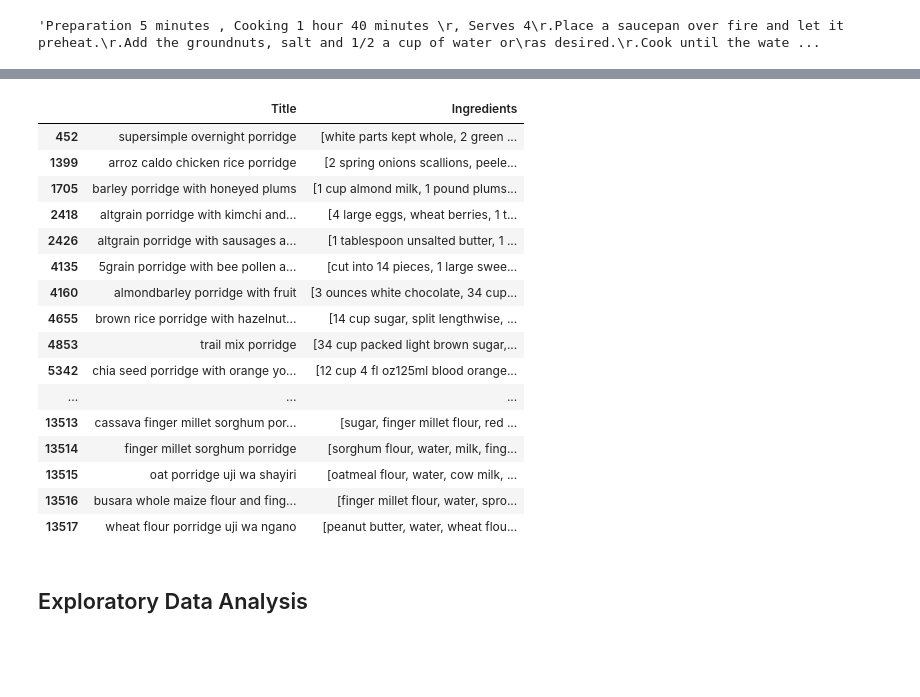
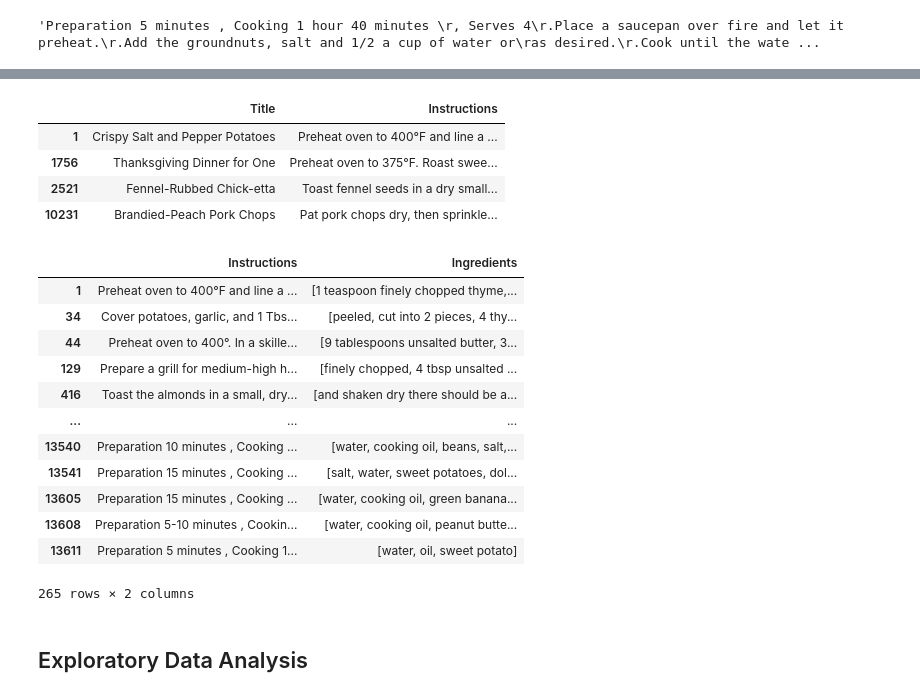
Before and after one commit to Matthewkarani/The-Boma-Pot, a Jupyter notebook: index.ipynb, the cells around one changed output, grey strips where cells are left out. Cells and saved outputs as stored; diff of their text form; code cells hidden in the pictures; blank space fills up the shorter version.

```diff
--- a/index.ipynb
+++ b/index.ipynb
@@ -408,6 +408,33 @@ def recommend_recipes(input_ingredients, combined_df):
         return "No recipe found. Try again."
 
     return matched_recipes[['Title', 'Instructions']]
+# %%
+import re
+
+# Clean title function
+def clean_title(title):
+    # Normalize titles by removing punctuation, converting to lowercase, and stripping extra spaces
+    title = re.sub(r'[^\w\s]', '', title)  # Remove non-word characters
+    title = re.sub(r'\s+', ' ', title).strip().lower()  # Convert to lowercase and strip spaces
+    return title
+
+# Apply title cleaning to the dataset's Title column
+combined_df['Cleaned_Title'] = combined_df['Title'].apply(clean_title)
+# %%
+# Example user input
+user_input = "1 teaspoon finely chopped thyme, ¾ teaspoon f..."
+
+# Get recommendations
+recommended_recipes = recommend_recipes(user_input, combined_df)
+
+# Display recommendations
+recommended_recipes
+# %% [output]
+|  | Title | Instructions |
+| 1 | Crispy Salt and Pepper Potatoes | Preheat oven to 400°F and line a ... |
+| 1756 | Thanksgiving Dinner for One | Preheat oven to 375°F. Roast swee... |
+| 2521 | Fennel-Rubbed Chick-etta | Toast fennel seeds in a dry small... |
+| 10231 | Brandied-Peach Pork Chops | Pat pork chops dry, then sprinkle... |
 # %%
 def clean_title(title):
     # Normalize titles by removing punctuation, converting to lowercase, and stripping extra spaces
@@ -425,36 +452,32 @@ def get_ingredients_by_title(title_input, combined_df):
     matched_title = combined_df[combined_df['Title'].str.lower().str.contains(title_input)]
     # If there's a match by title, return the recipe ingredients
     if not matched_title.empty:
-        return matched_title[['Title', 'Ingredients']]
+        return matched_title[['Instructions', 'Ingredients']]
 
     return "No recipe found with that title. Try again."
 # %%
 # Example user input
-user_input = "porridge"
+user_input = "potatoes"
 
 # Get recommendations
-recommended_recipes = recommend_recipes(user_input, combined_df)
+recommended_recipes = get_ingredients_by_title(user_input, combined_df)
 
 # Display recommendations
 recommended_recipes
 # %% [output]
-|  | Title | Ingredients |
-| 452 | supersimple overnight porridge | [white parts kept whole, 2 green ... |
-| 1399 | arroz caldo chicken rice porridge | [2 spring onions scallions, peele... |
-| 1705 | barley porridge with honeyed plums | [1 cup almond milk, 1 pound plums... |
-| 2418 | altgrain porridge with kimchi and... | [4 large eggs, wheat berries, 1 t... |
-| 2426 | altgrain porridge with sausages a... | [1 tablespoon unsalted butter, 1 ... |
-| 4135 | 5grain porridge with bee pollen a... | [cut into 14 pieces, 1 large swee... |
-| 4160 | almondbarley porridge with fruit | [3 ounces white chocolate, 34 cup... |
-| 4655 | brown rice porridge with hazelnut... | [14 cup sugar, split lengthwise, ... |
-| 4853 | trail mix porridge | [34 cup packed light brown sugar,... |
-| 5342 | chia seed porridge with orange yo... | [12 cup 4 fl oz125ml blood orange... |
+|  | Instructions | Ingredients |
+| 1 | Preheat oven to 400°F and line a ... | [1 teaspoon finely chopped thyme,... |
+| 34 | Cover potatoes, garlic, and 1 Tbs... | [peeled, cut into 2 pieces, 4 thy... |
+| 44 | Preheat oven to 400°. In a skille... | [9 tablespoons unsalted butter, 3... |
+| 129 | Prepare a grill for medium-high h... | [finely chopped, 4 tbsp unsalted ... |
+| 416 | Toast the almonds in a small, dry... | [and shaken dry there should be a... |
 | ... | ... | ... |
-| 13513 | cassava finger millet sorghum por... | [sugar, finger millet flour, red ... |
-| 13514 | finger millet sorghum porridge | [sorghum flour, water, milk, fing... |
-| 13515 | oat porridge uji wa shayiri | [oatmeal flour, water, cow milk, ... |
-| 13516 | busara whole maize flour and fing... | [finger millet flour, water, spro... |
-| 13517 | wheat flour porridge uji wa ngano | [peanut butter, water, wheat flou... |
+| 13540 | Preparation 10 minutes , Cooking ... | [water, cooking oil, beans, salt,... |
+| 13541 | Preparation 15 minutes , Cooking ... | [salt, water, sweet potatoes, dol... |
+| 13605 | Preparation 15 minutes , Cooking ... | [water, cooking oil, green banana... |
+| 13608 | Preparation 5-10 minutes , Cookin... | [water, cooking oil, peanut butte... |
+| 13611 | Preparation 5 minutes , Cooking 1... | [water, oil, sweet potato] |
+265 rows × 2 columns
 # %% [markdown]
 ## Exploratory Data Analysis
 # %% [markdown]
```
Also changed, not shown: parts of 2 cells of this notebook.
